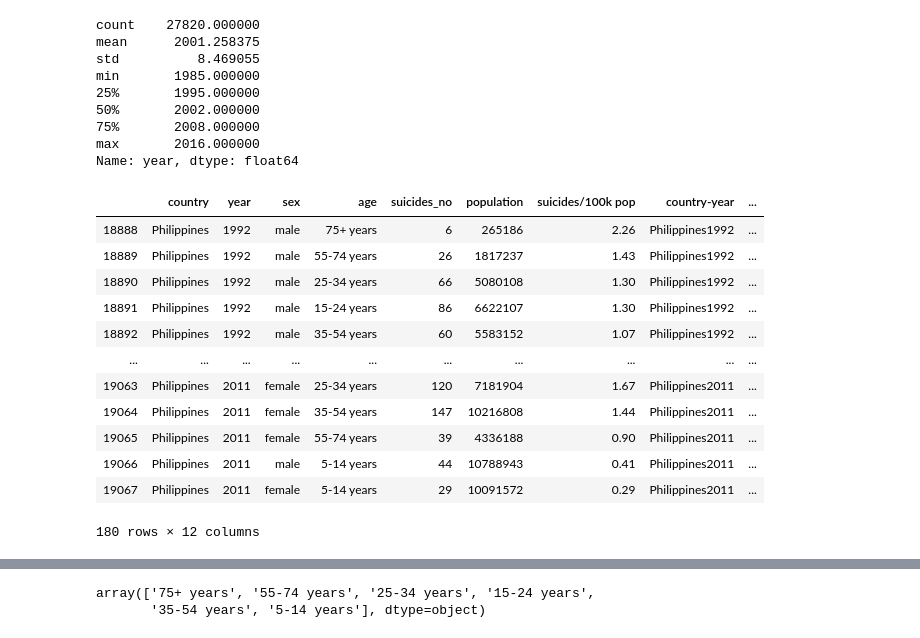
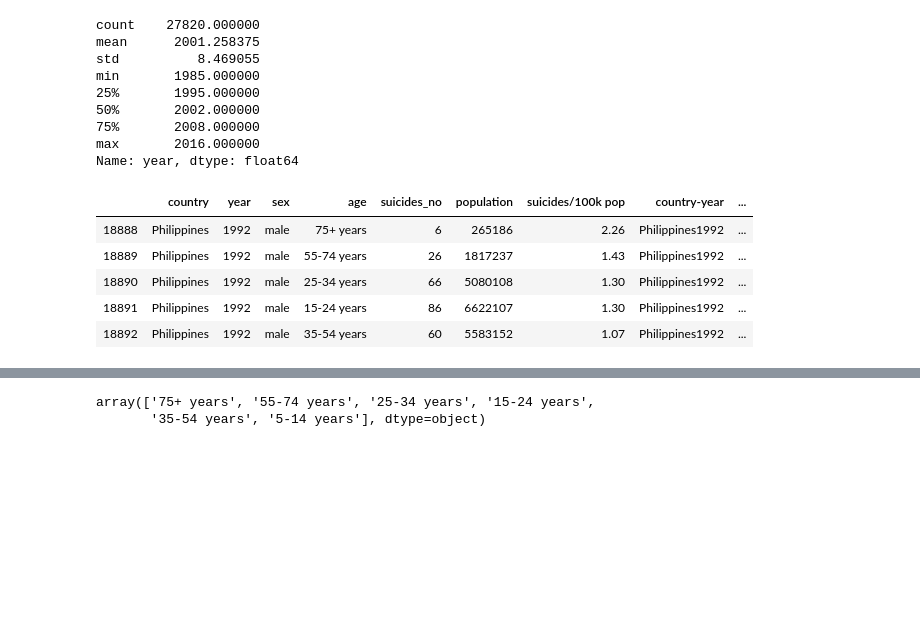
Before and after one commit to TresYap/suicide_rates, a Jupyter notebook: philippines_suicides_plotly.ipynb, the cells around one changed output, grey strips where cells are left out. Drawn from its saved outputs; the diff is of its cells as text; code cells hidden in the pictures; blank space fills up the shorter version.

```diff
--- a/eda.ipynb
+++ b/philippines_suicides_plotly.ipynb
@@ -56,18 +56,11 @@ Name: year, dtype: float64
 # %%
 ph_data = data[data.country == "Philippines"]
 # %%
-ph_data
+ph_data.head()
 # %% [output]
 |  | country | year | sex | age | suicides_no | population | suicides/100k pop | country-year | ... |
 | 18888 | Philippines | 1992 | male | 75+ years | 6 | 265186 | 2.26 | Philippines1992 | ... |
 | 18889 | Philippines | 1992 | male | 55-74 years | 26 | 1817237 | 1.43 | Philippines1992 | ... |
 | 18890 | Philippines | 1992 | male | 25-34 years | 66 | 5080108 | 1.30 | Philippines1992 | ... |
 | 18891 | Philippines | 1992 | male | 15-24 years | 86 | 6622107 | 1.30 | Philippines1992 | ... |
 | 18892 | Philippines | 1992 | male | 35-54 years | 60 | 5583152 | 1.07 | Philippines1992 | ... |
-| ... | ... | ... | ... | ... | ... | ... | ... | ... | ... |
-| 19063 | Philippines | 2011 | female | 25-34 years | 120 | 7181904 | 1.67 | Philippines2011 | ... |
-| 19064 | Philippines | 2011 | female | 35-54 years | 147 | 10216808 | 1.44 | Philippines2011 | ... |
-| 19065 | Philippines | 2011 | female | 55-74 years | 39 | 4336188 | 0.90 | Philippines2011 | ... |
-| 19066 | Philippines | 2011 | male | 5-14 years | 44 | 10788943 | 0.41 | Philippines2011 | ... |
-| 19067 | Philippines | 2011 | female | 5-14 years | 29 | 10091572 | 0.29 | Philippines2011 | ... |
-180 rows × 12 columns
```
Also changed, not shown: parts of 22 cells of this notebook, 1 other file.
